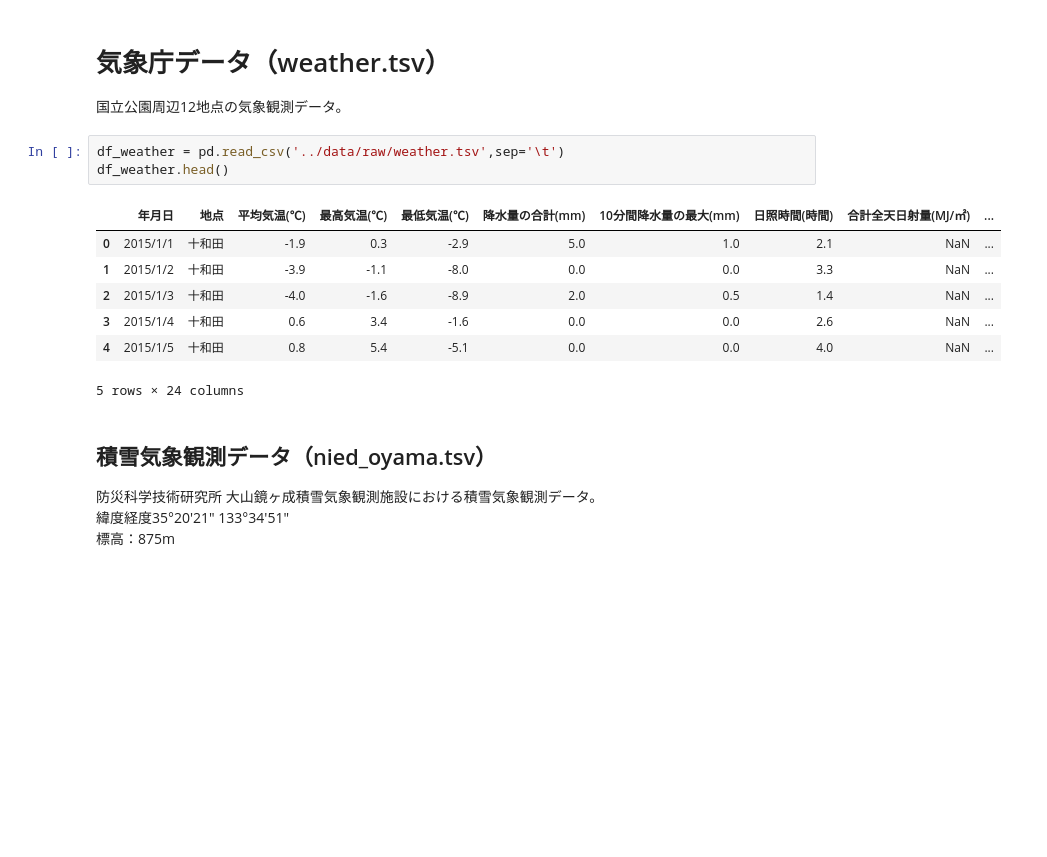
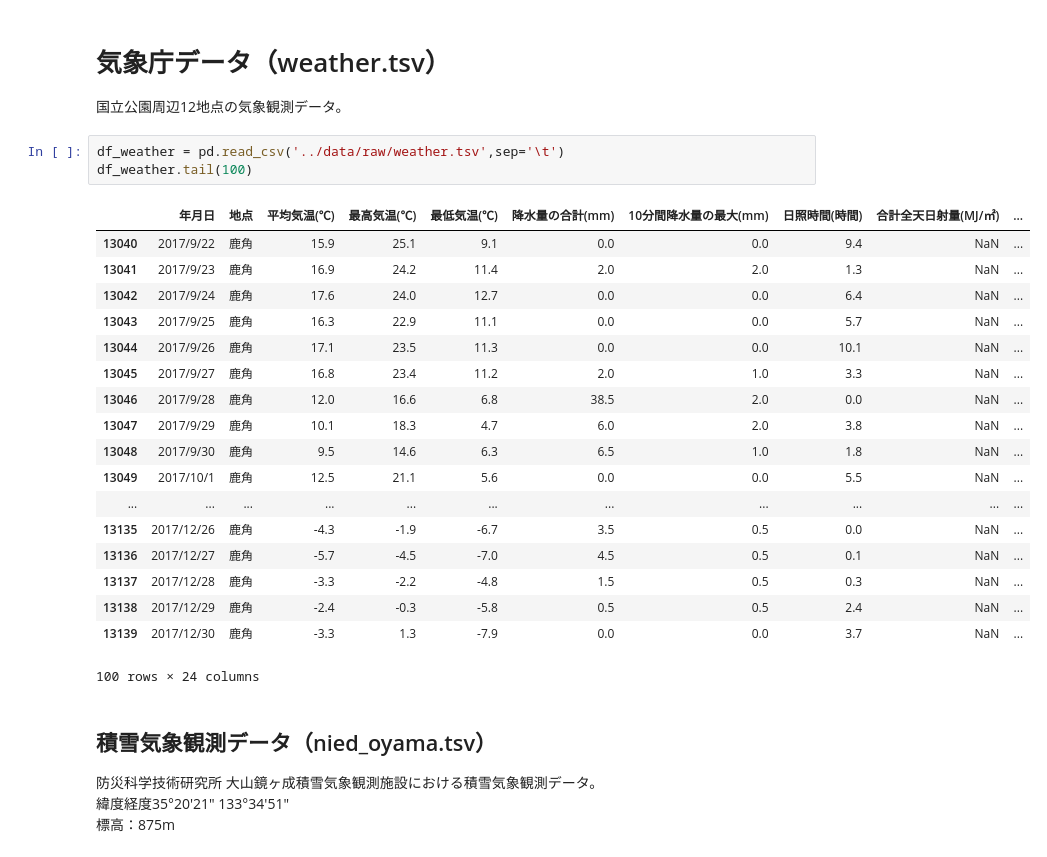
Before and after one commit to TaigoKuriyama/national_park_prediction, a Jupyter notebook: notebook/analyze.ipynb, the cells around one changed output. Saved outputs shown, nothing was run; the diff lists cells and outputs as text; blank space fills up the shorter version.

```diff
--- a/notebook/analyze.ipynb
+++ b/notebook/analyze.ipynb
@@ -414,15 +199,26 @@ Name: count, Length: 93, dtype: float64
 国立公園周辺12地点の気象観測データ。
 # %%
 df_weather = pd.read_csv('../data/raw/weather.tsv',sep='\t')
-df_weather.head()
+df_weather.tail(100)
 # %% [output]
 |  | 年月日 | 地点 | 平均気温(℃) | 最高気温(℃) | 最低気温(℃) | 降水量の合計(mm) | 10分間降水量の最大(mm) | 日照時間(時間) | 合計全天日射量(MJ/㎡) | ... |
-| 0 | 2015/1/1 | 十和田 | -1.9 | 0.3 | -2.9 | 5.0 | 1.0 | 2.1 | NaN | ... |
-| 1 | 2015/1/2 | 十和田 | -3.9 | -1.1 | -8.0 | 0.0 | 0.0 | 3.3 | NaN | ... |
-| 2 | 2015/1/3 | 十和田 | -4.0 | -1.6 | -8.9 | 2.0 | 0.5 | 1.4 | NaN | ... |
-| 3 | 2015/1/4 | 十和田 | 0.6 | 3.4 | -1.6 | 0.0 | 0.0 | 2.6 | NaN | ... |
-| 4 | 2015/1/5 | 十和田 | 0.8 | 5.4 | -5.1 | 0.0 | 0.0 | 4.0 | NaN | ... |
+| 13040 | 2017/9/22 | 鹿角 | 15.9 | 25.1 | 9.1 | 0.0 | 0.0 | 9.4 | NaN | ... |
+| 13041 | 2017/9/23 | 鹿角 | 16.9 | 24.2 | 11.4 | 2.0 | 2.0 | 1.3 | NaN | ... |
+| 13042 | 2017/9/24 | 鹿角 | 17.6 | 24.0 | 12.7 | 0.0 | 0.0 | 6.4 | NaN | ... |
+| 13043 | 2017/9/25 | 鹿角 | 16.3 | 22.9 | 11.1 | 0.0 | 0.0 | 5.7 | NaN | ... |
+| 13044 | 2017/9/26 | 鹿角 | 17.1 | 23.5 | 11.3 | 0.0 | 0.0 | 10.1 | NaN | ... |
+| 13045 | 2017/9/27 | 鹿角 | 16.8 | 23.4 | 11.2 | 2.0 | 1.0 | 3.3 | NaN | ... |
+| 13046 | 2017/9/28 | 鹿角 | 12.0 | 16.6 | 6.8 | 38.5 | 2.0 | 0.0 | NaN | ... |
+| 13047 | 2017/9/29 | 鹿角 | 10.1 | 18.3 | 4.7 | 6.0 | 2.0 | 3.8 | NaN | ... |
+| 13048 | 2017/9/30 | 鹿角 | 9.5 | 14.6 | 6.3 | 6.5 | 1.0 | 1.8 | NaN | ... |
+| 13049 | 2017/10/1 | 鹿角 | 12.5 | 21.1 | 5.6 | 0.0 | 0.0 | 5.5 | NaN | ... |
+| ... | ... | ... | ... | ... | ... | ... | ... | ... | ... | ... |
+| 13135 | 2017/12/26 | 鹿角 | -4.3 | -1.9 | -6.7 | 3.5 | 0.5 | 0.0 | NaN | ... |
+| 13136 | 2017/12/27 | 鹿角 | -5.7 | -4.5 | -7.0 | 4.5 | 0.5 | 0.1 | NaN | ... |
+| 13137 | 2017/12/28 | 鹿角 | -3.3 | -2.2 | -4.8 | 1.5 | 0.5 | 0.3 | NaN | ... |
+| 13138 | 2017/12/29 | 鹿角 | -2.4 | -0.3 | -5.8 | 0.5 | 0.5 | 2.4 | NaN | ... |
+| 13139 | 2017/12/30 | 鹿角 | -3.3 | 1.3 | -7.9 | 0.0 | 0.0 | 3.7 | NaN | ... |
-5 rows × 24 columns
+100 rows × 24 columns
 # %% [markdown]
 ## 積雪気象観測データ（nied_oyama.tsv）
 防災科学技術研究所 ⼤⼭鏡ヶ成積雪気象観測施設における積雪気象観測データ。
```
Also changed, not shown: parts of 27 cells of this notebook, 1 other file.
